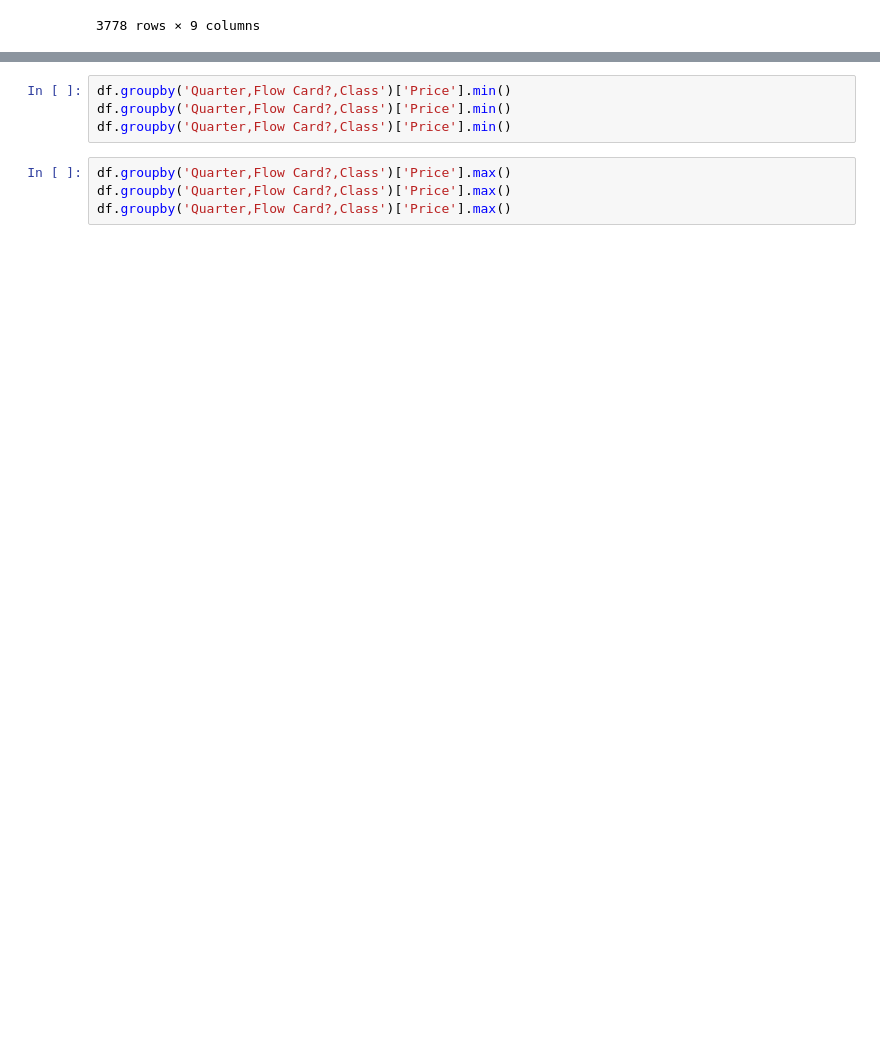
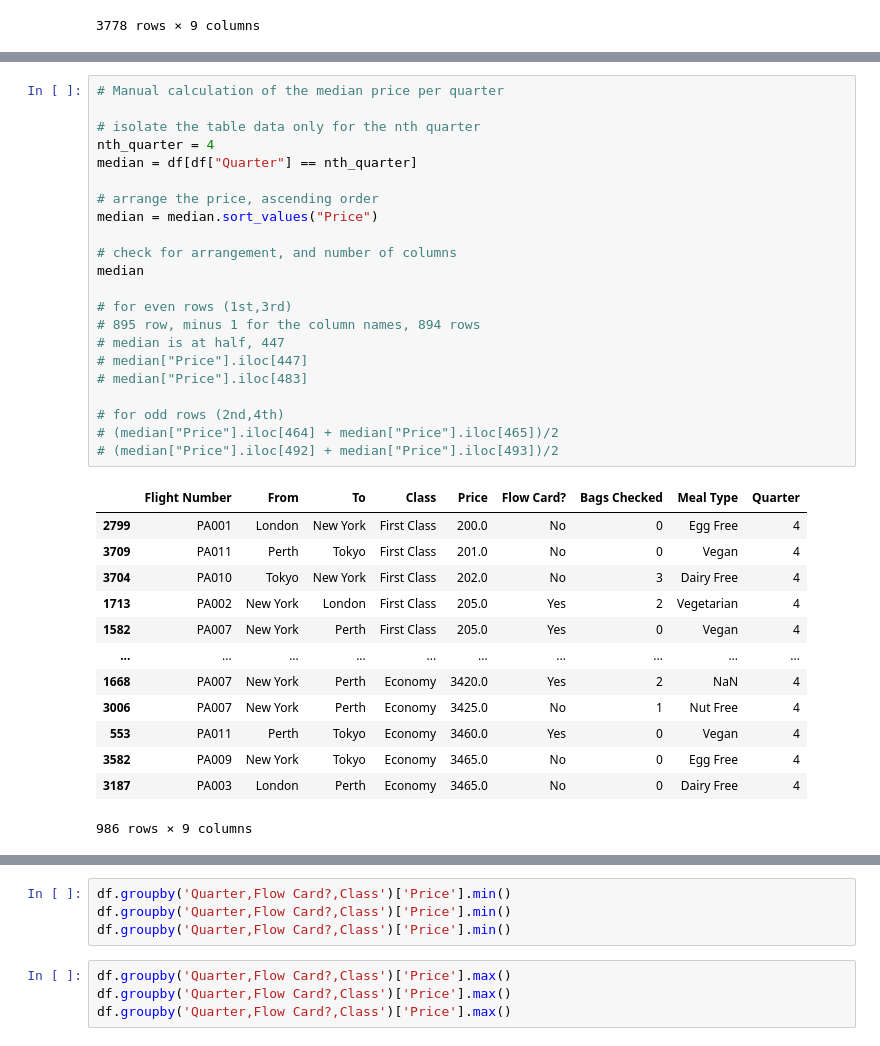
Before and after one commit to RemyRoams/Data-Cleaning-with-Python, a Jupyter notebook: Week_2/Week_2.ipynb, the cells around one changed output, grey strips where cells are left out. Cells and saved outputs as stored; diff of their text form; blank space fills up the shorter version.

```diff
--- a/Week_2/Untitled.ipynb
+++ b/Week_2/Week_2.ipynb
@@ -67,0 +66,36 @@ KeyError: 'Quarter,Flow Card?,Class'
+# %%
+# Manual calculation of the median price per quarter
+
+# isolate the table data only for the nth quarter
+nth_quarter = 4
+median = df[df["Quarter"] == nth_quarter]
+
+# arrange the price, ascending order
+median = median.sort_values("Price")
+
+# check for arrangement, and number of columns
+median
+
+# for even rows (1st,3rd)
+# 895 row, minus 1 for the column names, 894 rows
+# median is at half, 447
+# median["Price"].iloc[447]
+# median["Price"].iloc[483]
+
+# for odd rows (2nd,4th)
+# (median["Price"].iloc[464] + median["Price"].iloc[465])/2
+# (median["Price"].iloc[492] + median["Price"].iloc[493])/2
+# %% [output]
+|  | Flight Number | From | To | Class | Price | Flow Card? | Bags Checked | Meal Type | Quarter |
+| 2799 | PA001 | London | New York | First Class | 200.0 | No | 0 | Egg Free | 4 |
+| 3709 | PA011 | Perth | Tokyo | First Class | 201.0 | No | 0 | Vegan | 4 |
+| 3704 | PA010 | Tokyo | New York | First Class | 202.0 | No | 3 | Dairy Free | 4 |
+| 1713 | PA002 | New York | London | First Class | 205.0 | Yes | 2 | Vegetarian | 4 |
+| 1582 | PA007 | New York | Perth | First Class | 205.0 | Yes | 0 | Vegan | 4 |
+| ... | ... | ... | ... | ... | ... | ... | ... | ... | ... |
+| 1668 | PA007 | New York | Perth | Economy | 3420.0 | Yes | 2 | NaN | 4 |
+| 3006 | PA007 | New York | Perth | Economy | 3425.0 | No | 1 | Nut Free | 4 |
+| 553 | PA011 | Perth | Tokyo | Economy | 3460.0 | Yes | 0 | Vegan | 4 |
+| 3582 | PA009 | New York | Tokyo | Economy | 3465.0 | No | 0 | Egg Free | 4 |
+| 3187 | PA003 | London | Perth | Economy | 3465.0 | No | 0 | Dairy Free | 4 |
+986 rows × 9 columns
```
Also changed, not shown: parts of 8 cells of this notebook.
